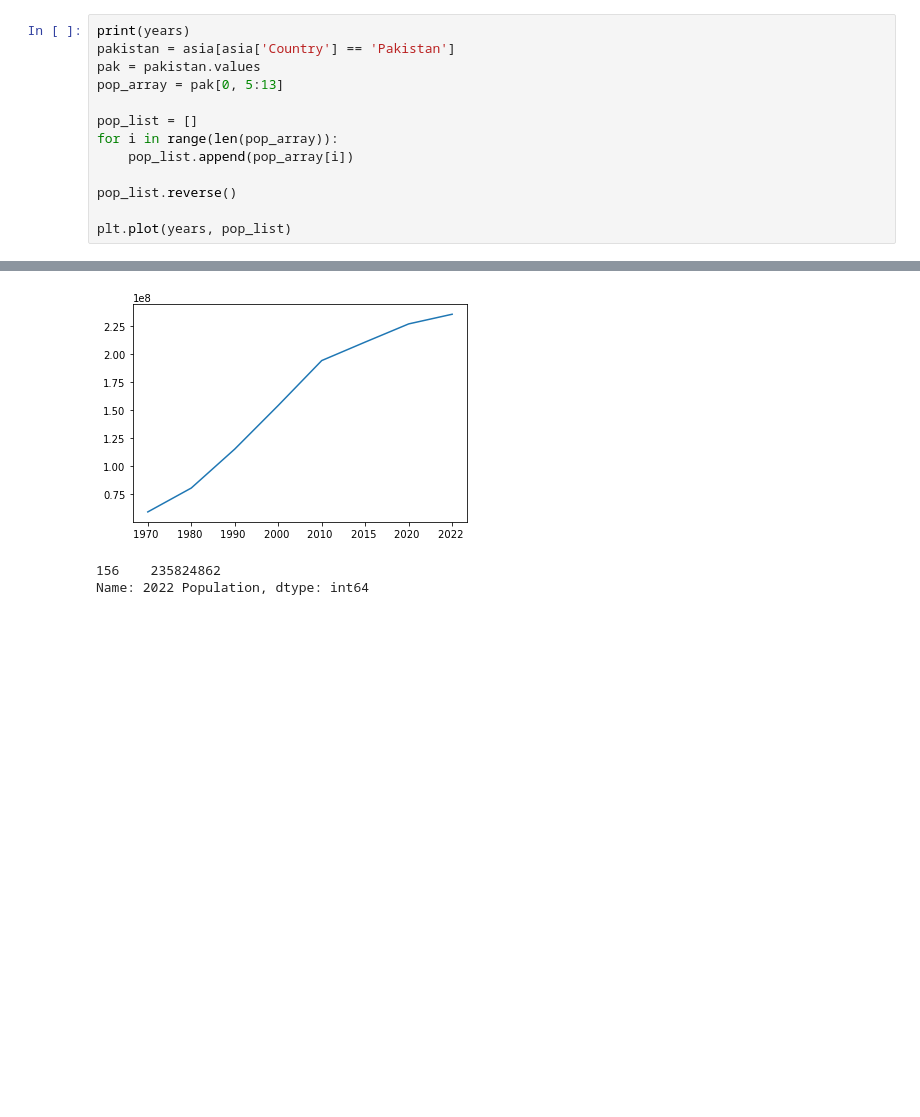
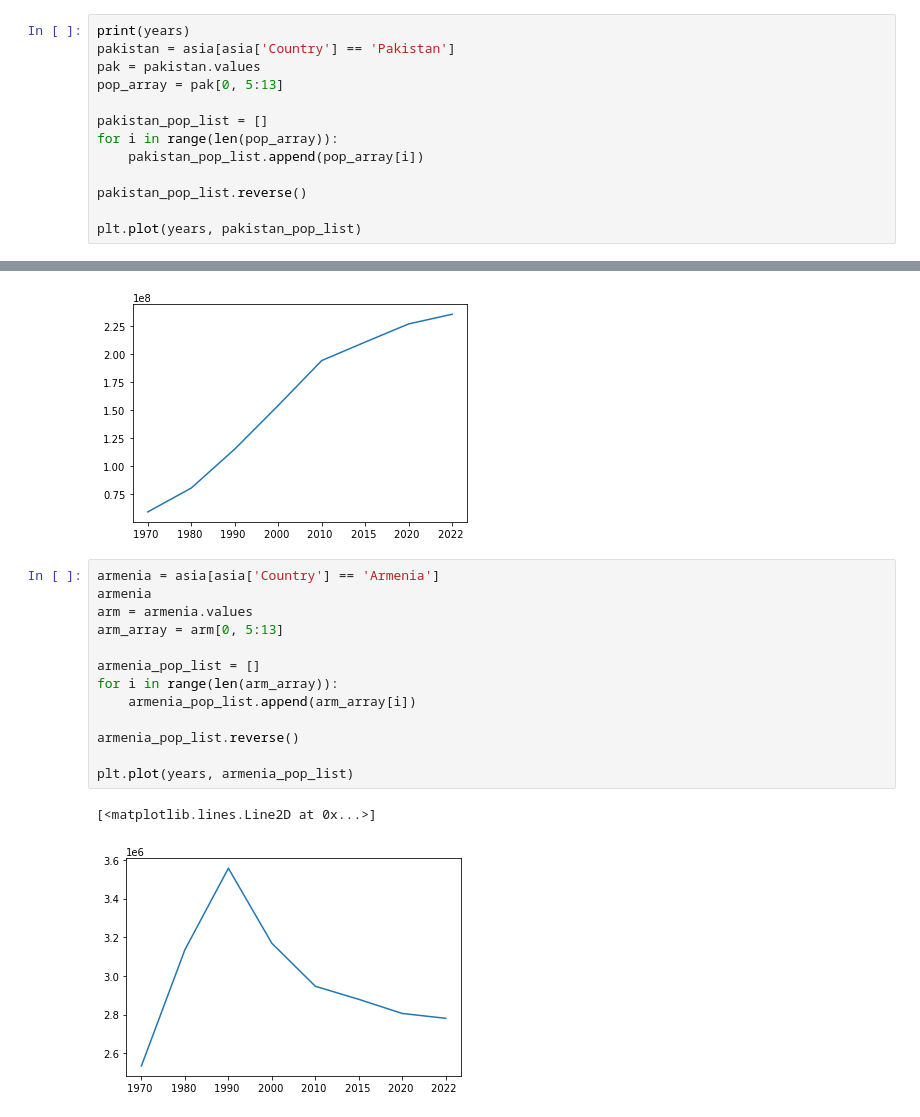
Before and after one commit to dbenitoe/TTS-Final-Project-Submission, a Jupyter notebook: Asia_Population.ipynb, the cells around one changed output, grey strips where cells are left out. Cells and saved outputs as stored; diff of their text form; blank space fills up the shorter version.

Commit message:
armenia rough graph

```diff
--- a/Asia_Population.ipynb
+++ b/Asia_Population.ipynb
@@ -118,18 +118,30 @@ pakistan = asia[asia['Country'] == 'Pakistan']
 pak = pakistan.values
 pop_array = pak[0, 5:13]
 
-pop_list = []
+pakistan_pop_list = []
 for i in range(len(pop_array)):
-    pop_list.append(pop_array[i])
+    pakistan_pop_list.append(pop_array[i])
 
-pop_list.reverse()
+pakistan_pop_list.reverse()
 
-plt.plot(years, pop_list)
+plt.plot(years, pakistan_pop_list)
 # %% [output]
 ['1970 ', '1980 ', '1990 ', '2000 ', '2010 ', '2015 ', '2020 ', '2022 ']
 [<matplotlib.lines.Line2D at 0x...>]
 [figure]
 # %%
+armenia = asia[asia['Country'] == 'Armenia']
+armenia
+arm = armenia.values
+arm_array = arm[0, 5:13]
+
+armenia_pop_list = []
+for i in range(len(arm_array)):
+    armenia_pop_list.append(arm_array[i])
+
+armenia_pop_list.reverse()
+
+plt.plot(years, armenia_pop_list)
 # %% [output]
-156    235824862
-Name: 2022 Population, dtype: int64
+[<matplotlib.lines.Line2D at 0x...>]
+[figure, added]
```
